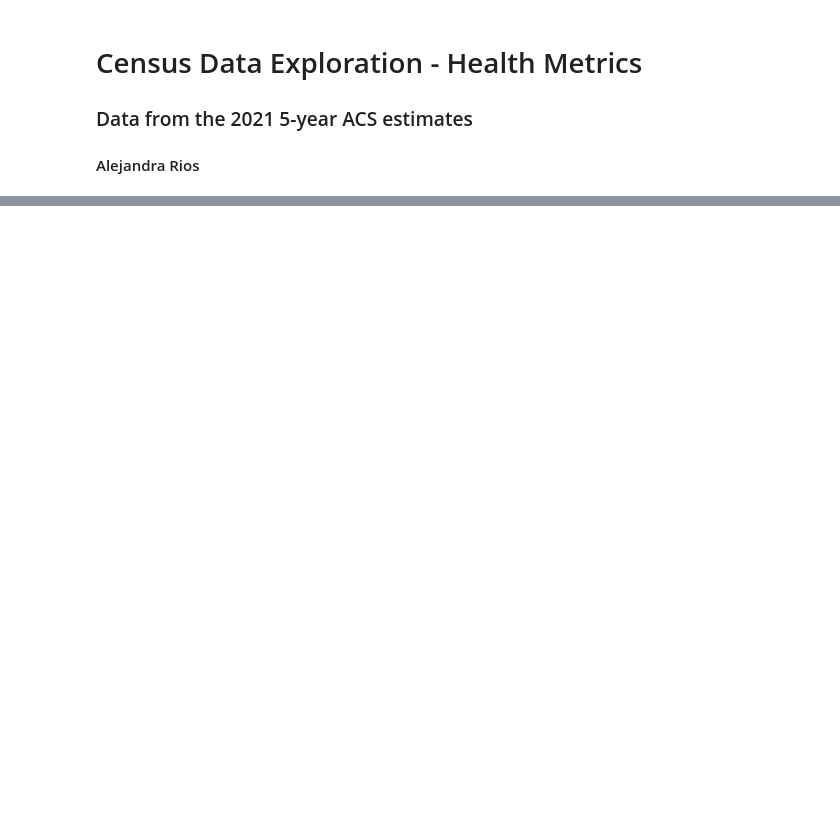
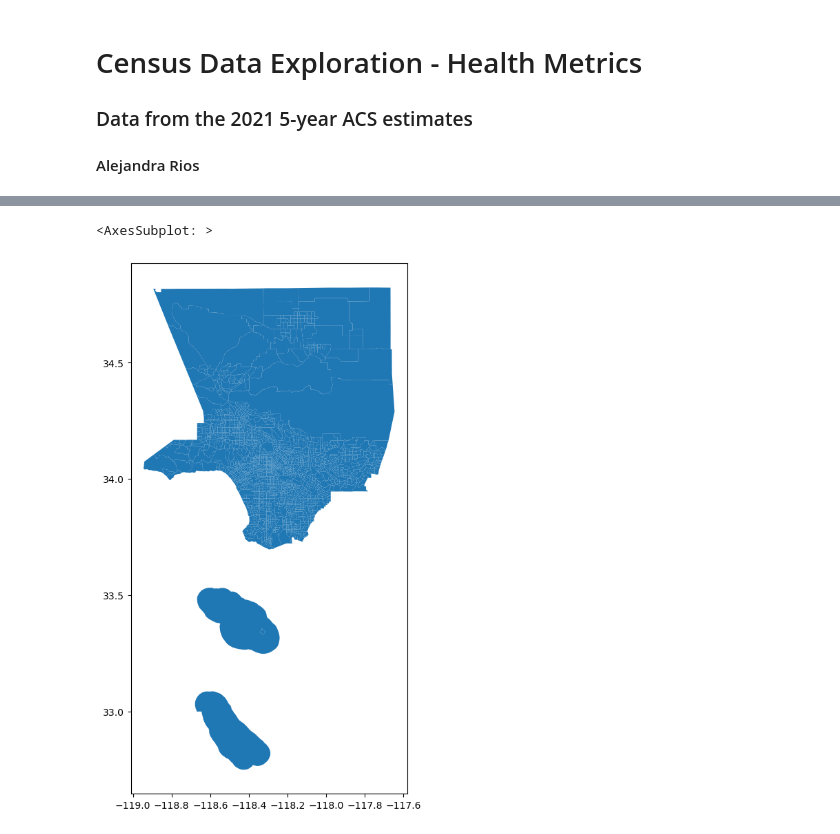
Before and after one commit to rg-al/UP221-cargo, a Jupyter notebook: Census Data Exploration/alejandra-insurance-disability.ipynb, the cells around one changed output, grey strips where cells are left out. Saved outputs shown, nothing was run; the diff lists cells and outputs as text; code cells hidden in the pictures; blank space fills up the shorter version.

```diff
--- a/Census Data Exploration/alejandra-insurance-disability.ipynb
+++ b/Census Data Exploration/alejandra-insurance-disability.ipynb
@@ -13,0 +242,4 @@ df = pd.read_csv('data/R13280610_SL140.csv')
+# %%
+# read in a geojson file downloaded from the LA Times
+tracts=gpd.read_file('Data/Census_Tracts_2020.geojson')
+tracts.head()
@@ -13,0 +253,5 @@ df = pd.read_csv('data/R13280610_SL140.csv')
+# %%
+tracts.plot(figsize=(12,10))
+# %% [output]
+<AxesSubplot: >
+[figure, added]
```
Also changed, not shown: parts of 59 cells of this notebook, 1 other file.
